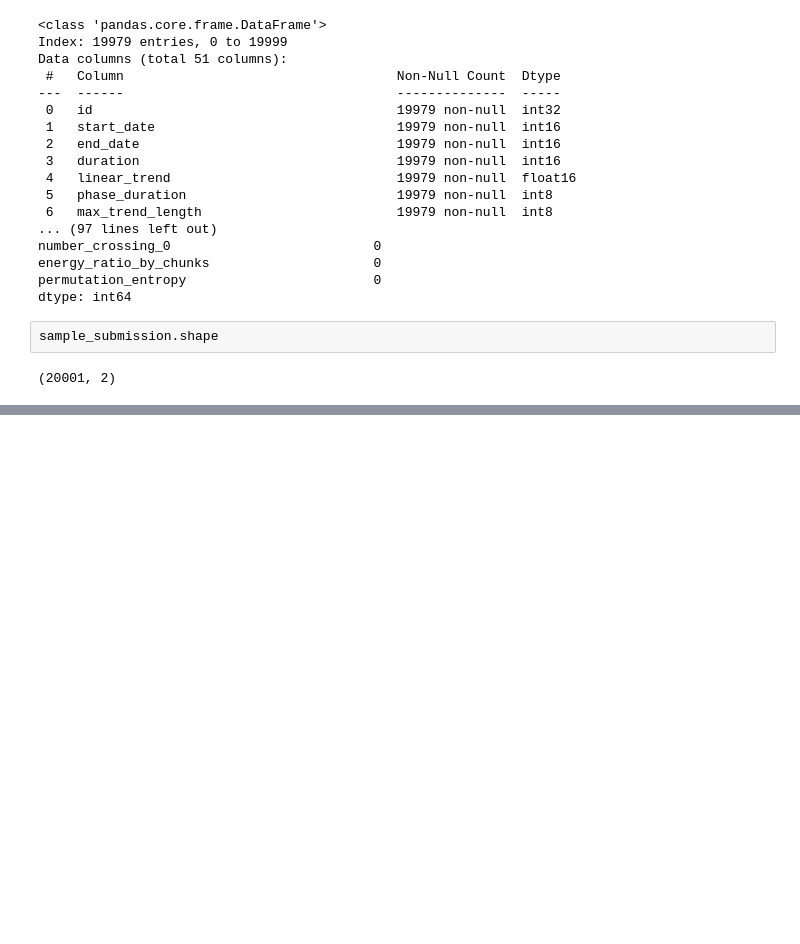
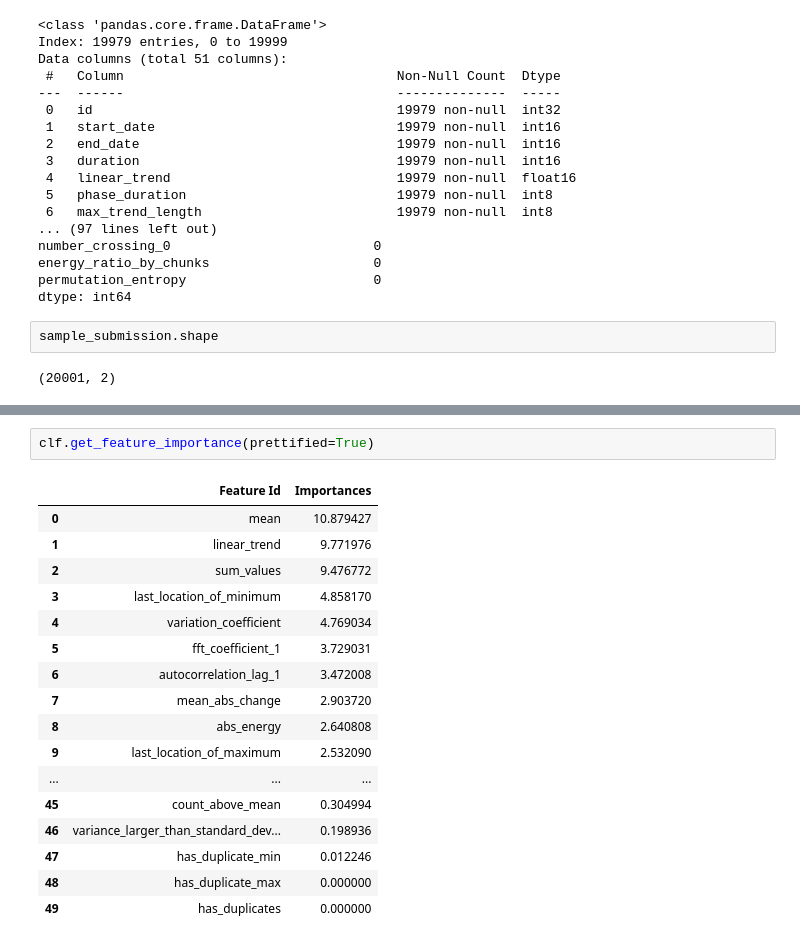
Before and after one commit to h3ct0rzzz/ml_ts_classification, a Jupyter notebook: notebooks/test.ipynb, the cells around one changed output, grey strips where cells are left out. Drawn from its saved outputs; the diff is of its cells as text; blank space fills up the shorter version.

```diff
--- a/notebooks/test.ipynb
+++ b/notebooks/test.ipynb
@@ -130,0 +261,20 @@ Total: 79,912
+# %%
+clf.get_feature_importance(prettified=True)
+# %% [output]
+|  | Feature Id | Importances |
+| 0 | mean | 10.879427 |
+| 1 | linear_trend | 9.771976 |
+| 2 | sum_values | 9.476772 |
+| 3 | last_location_of_minimum | 4.858170 |
+| 4 | variation_coefficient | 4.769034 |
+| 5 | fft_coefficient_1 | 3.729031 |
+| 6 | autocorrelation_lag_1 | 3.472008 |
+| 7 | mean_abs_change | 2.903720 |
+| 8 | abs_energy | 2.640808 |
+| 9 | last_location_of_maximum | 2.532090 |
+| ... | ... | ... |
+| 45 | count_above_mean | 0.304994 |
+| 46 | variance_larger_than_standard_dev... | 0.198936 |
+| 47 | has_duplicate_min | 0.012246 |
+| 48 | has_duplicate_max | 0.000000 |
+| 49 | has_duplicates | 0.000000 |
```
Also changed, not shown: parts of 18 cells of this notebook, 1 other file.
